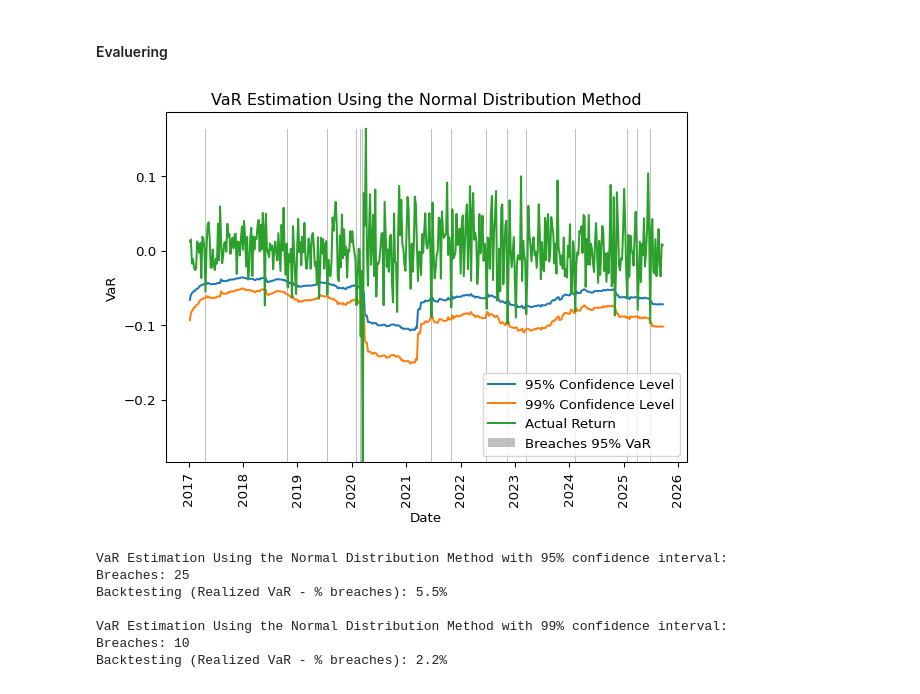
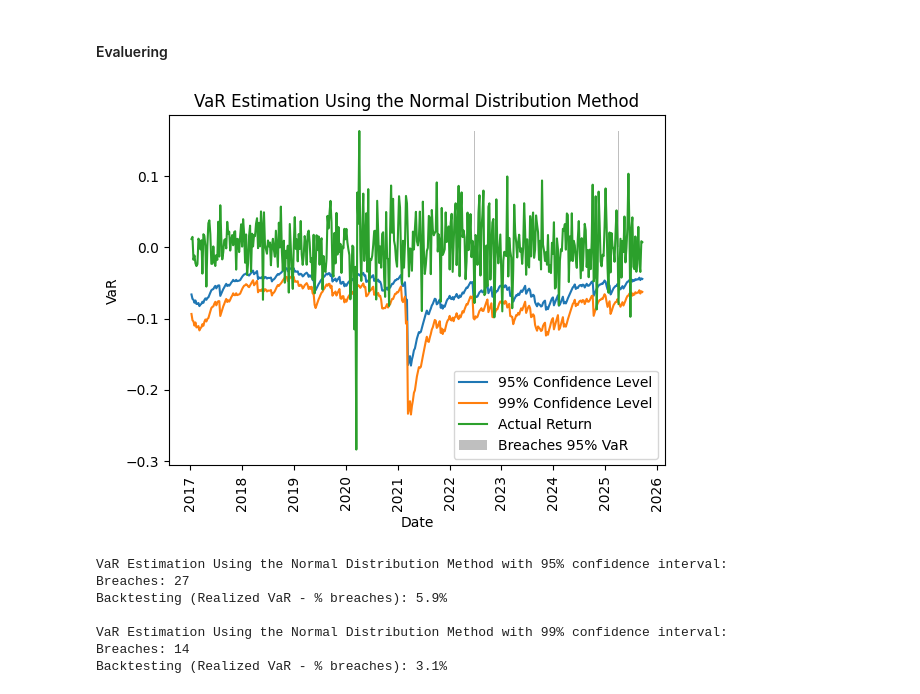
Before and after one commit to uit-sok-3011-h25/uit-sok-3011-h25.github.io, a Jupyter notebook: finans/1-introduksjon.ipynb, the cells around one changed output. Cells and saved outputs as stored; diff of their text form; code cells hidden in the pictures.

```diff
--- a/finans/1-introduksjon.ipynb
+++ b/finans/1-introduksjon.ipynb
@@ -360,15 +360,8 @@ def evaluate(plt, d95, d99, ret, dates, heading):
 
     # Highlight instances where returns breach the 95% VaR
     maxret = max(ret)
-    minret = min(ret)
-
-    breaches_95 = np.array([maxret-minret if d > r else 0 for d, r in zip(d95, ret)])
-    np.savetxt('breaches.csv',
-                    np.concatenate( ([['date','breaches', 'd95', 'd99', 'ret']],
-                                np.array([dates,breaches_95, d95, d99,ret]).T),
-                    axis=0),
-                fmt='%s', delimiter=";")
-    plt.bar(dates, breaches_95, bottom=minret, color='gray', alpha=0.5, width=4.0, label='Breaches 95% VaR')
+    breaches_95 = [maxret if d > r else 0 for d, r in zip(d95, ret)]
+    plt.bar(dates, breaches_95, color='gray', alpha=0.5, width=0.5, label='Breaches 95% VaR')
 
     # Set labels and title
     plt.ylabel('VaR')
@@ -416,21 +409,21 @@ def last_volat(x, sigmalist):
 # %%
 NAME = 'EQNR'
 ESTIMATION_WINSIZE = 52
 
 df = pd.read_pickle('data/X.df')
 
 
 (normal95, normal99,
- sigma, dates, ret )= generate_backtest(normal_est,
+ sigma, dates, ret )= generate_backtest(last_volat,
         df, NAME, ESTIMATION_WINSIZE)
 evaluate(plt, normal95, normal99, ret, dates,
          'VaR Estimation Using the Normal Distribution Method')
 # %% [output]
-[figure, old version]
+[figure, new version]
 VaR Estimation Using the Normal Distribution Method with 95% confidence interval:
-Breaches: 25
-Backtesting (Realized VaR - % breaches): 5.5%
+Breaches: 27
+Backtesting (Realized VaR - % breaches): 5.9%
 
 VaR Estimation Using the Normal Distribution Method with 99% confidence interval:
-Breaches: 10
-Backtesting (Realized VaR - % breaches): 2.2%
+Breaches: 14
+Backtesting (Realized VaR - % breaches): 3.1%
```
Also changed, not shown: 17 other files.
